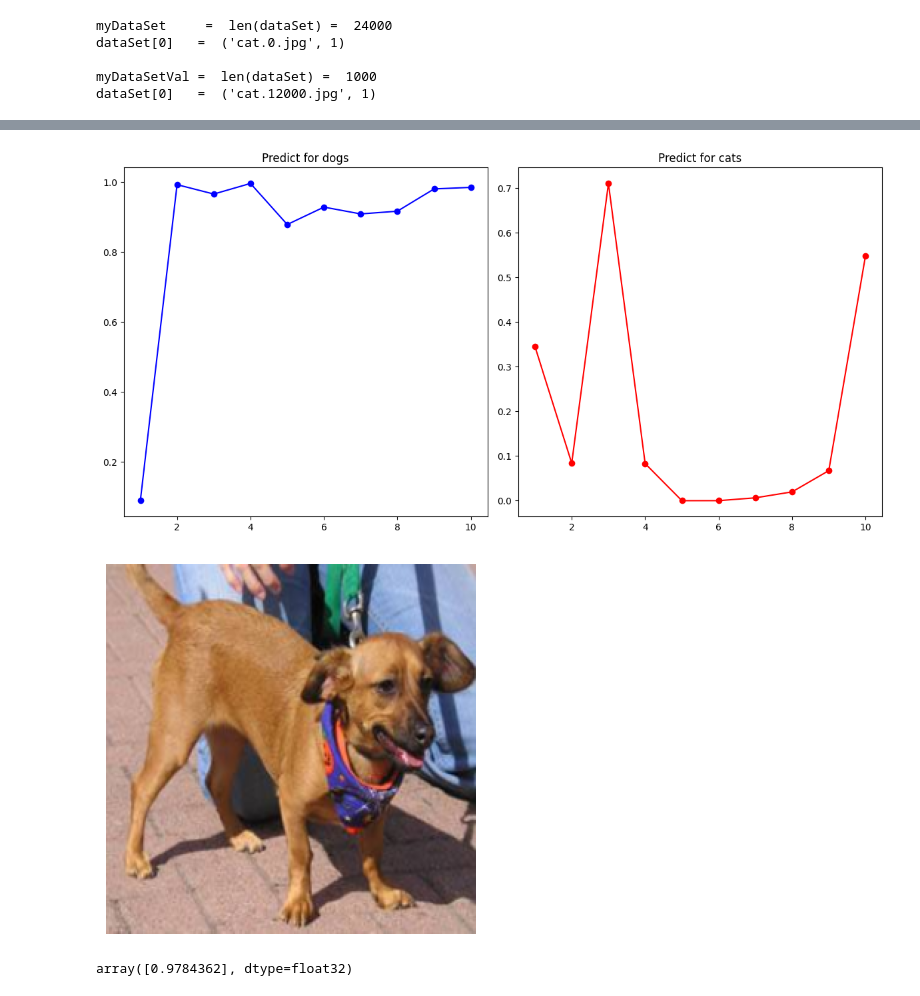
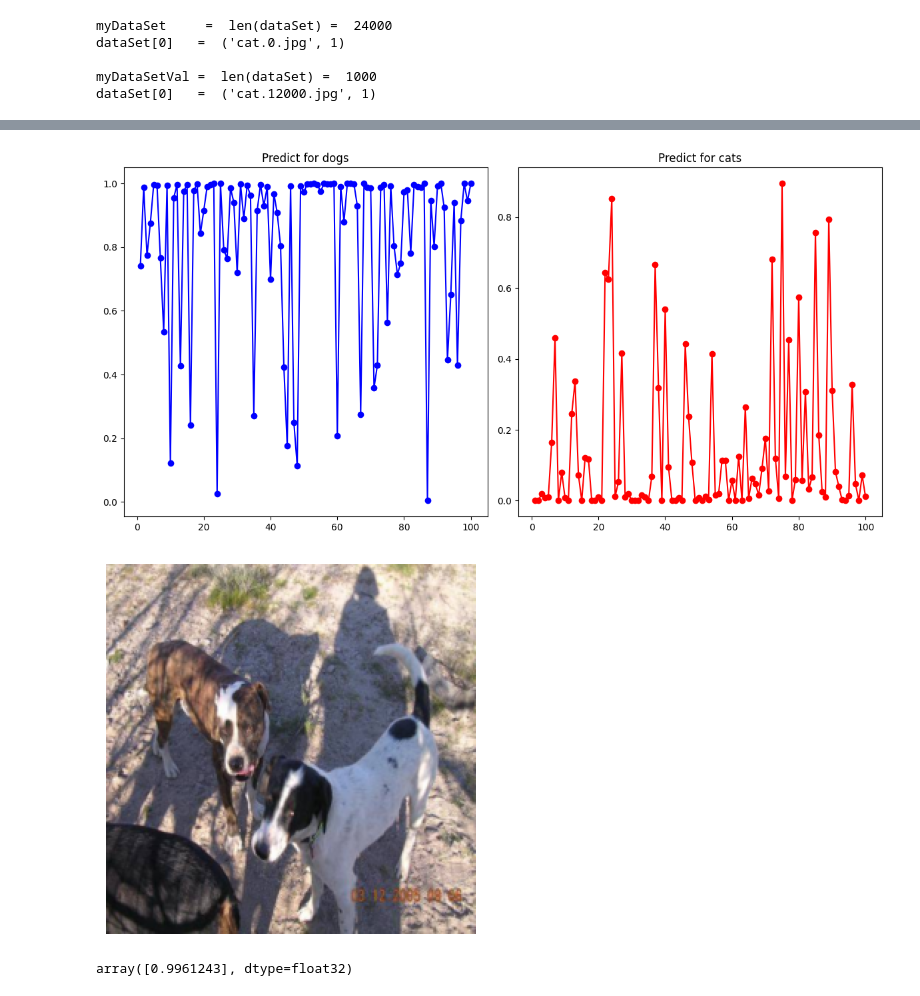
Before and after one commit to karlo-con-k/DeepLearningToolkit, a Jupyter notebook: TestNotebooks/testDataSet.ipynb, the cells around one changed output, grey strips where cells are left out. Drawn from its saved outputs; the diff is of its cells as text; code cells hidden in the pictures.

```diff
--- a/TestNotebooks/testDataSet.ipynb
+++ b/TestNotebooks/testDataSet.ipynb
@@ -67,11 +67,11 @@ dataSet[0]   =  ('cat.12000.jpg', 1)
 import matplotlib.pyplot as plt
 import numpy as np
 from Models.modelCatsVsDogs import modelCNN2
+from Models.modelCatsVsDogs import modelSiLU
 
 
 # myModel = Cnn()
-myModel = modelCNN2()
-
+myModel = modelSiLU()
 myModel.to(device = device)
 
 # print(myModel.state_dict().keys())
@@ -233,11 +191,8 @@ from PIL import Image
 
 img_pth = root_Data + '/'
 
-dog_paths = ['dog.70.jpg', 'dog.71.jpg', 'dog.72.jpg', 'dog.73.jpg', 'dog.74.jpg', 'dog.75.jpg', 'dog.76.jpg',
-             'dog.77.jpg', 'dog.78.jpg', 'dog.79.jpg']
-
-cat_paths = ['cat.170.jpg', 'cat.171.jpg', 'cat.172.jpg', 'cat.173.jpg', 'cat.174.jpg', 'cat.175.jpg', 'cat.176.jpg',
-             'cat.177.jpg', 'cat.178.jpg', 'cat.179.jpg']
+dog_paths = ['dog.' + str(i) + '.jpg' for i in range(0, 100)]
+cat_paths = ['cat.' + str(i) + '.jpg' for i in range(0, 100)]
 
 def getArrayBatch(paths):
 
@@ -273,28 +228,28 @@ plt2.set_title('Predict for cats')
 plt.tight_layout()
 plt.show()
 # %% [output]
-[figure, old version]
+[figure, new version]
 # %%
 # TODO use the model
 import os
 from PIL import Image
 
-img_pth = root_Data + '/dog.73.jpg'
+img_pth = root_Data + '/dog.644.jpg'
 
 img  = os.path.join(img_pth)
 img  = np.array(Image.open(img))
 img  = img [:, :, :3]
 img  = data_augmentation(img)
 
 
 img_array = img.permute(1, 2, 0).numpy()  # Assuming the tensor is of shape [3, height, width]
 # Plot the image
 img = img.unsqueeze(0)
 plt.imshow(img_array)
 plt.axis('off')  # Turn off axis
 plt.show()
 
 torch.softmax(myModel(img.cuda()), dim=1)[:, 0].cpu().detach().numpy()
 # %% [output]
-[figure, old version]
+[figure, new version]
-array([0.9784362], dtype=float32)
+array([0.9961243], dtype=float32)
```
Also changed, not shown: parts of 6 cells of this notebook, 2 other files.
